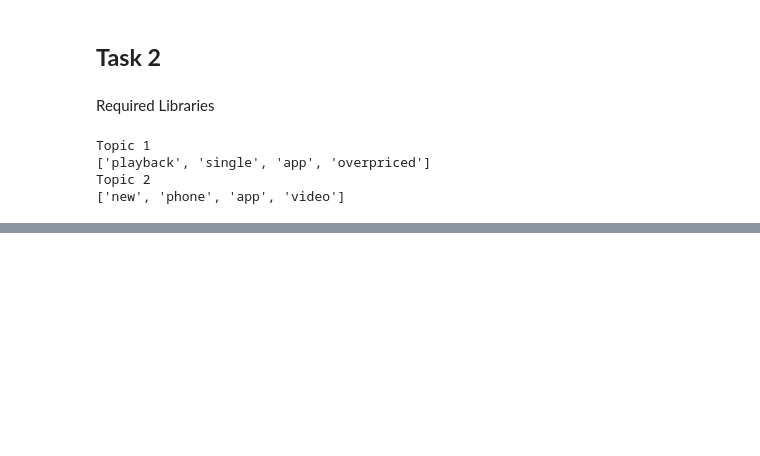
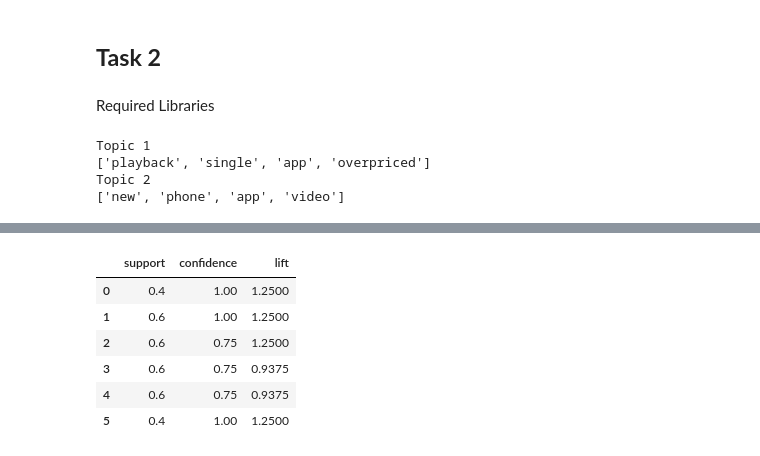
Before and after one commit to sankajithdjinasena/DataMining_Practical, a Jupyter notebook: Data_Mining_Last.ipynb, the cells around one changed output, grey strips where cells are left out. Drawn from its saved outputs; the diff is of its cells as text; code cells hidden in the pictures; blank space fills up the shorter version.

```diff
--- a/Data_Mining_Last.ipynb
+++ b/Data_Mining_Last.ipynb
@@ -80,0 +133,18 @@ Topic 2
+# %%
+from mlxtend.frequent_patterns import association_rules
+
+rules = association_rules(
+    freq,
+    metric='confidence',
+    min_threshold=0.70
+)
+
+rules[["support","confidence","lift"]]
+# %% [output]
+|  | support | confidence | lift |
+| 0 | 0.4 | 1.00 | 1.2500 |
+| 1 | 0.6 | 1.00 | 1.2500 |
+| 2 | 0.6 | 0.75 | 1.2500 |
+| 3 | 0.6 | 0.75 | 0.9375 |
+| 4 | 0.6 | 0.75 | 0.9375 |
+| 5 | 0.4 | 1.00 | 1.2500 |
```
Also changed, not shown: parts of 6 cells of this notebook.
